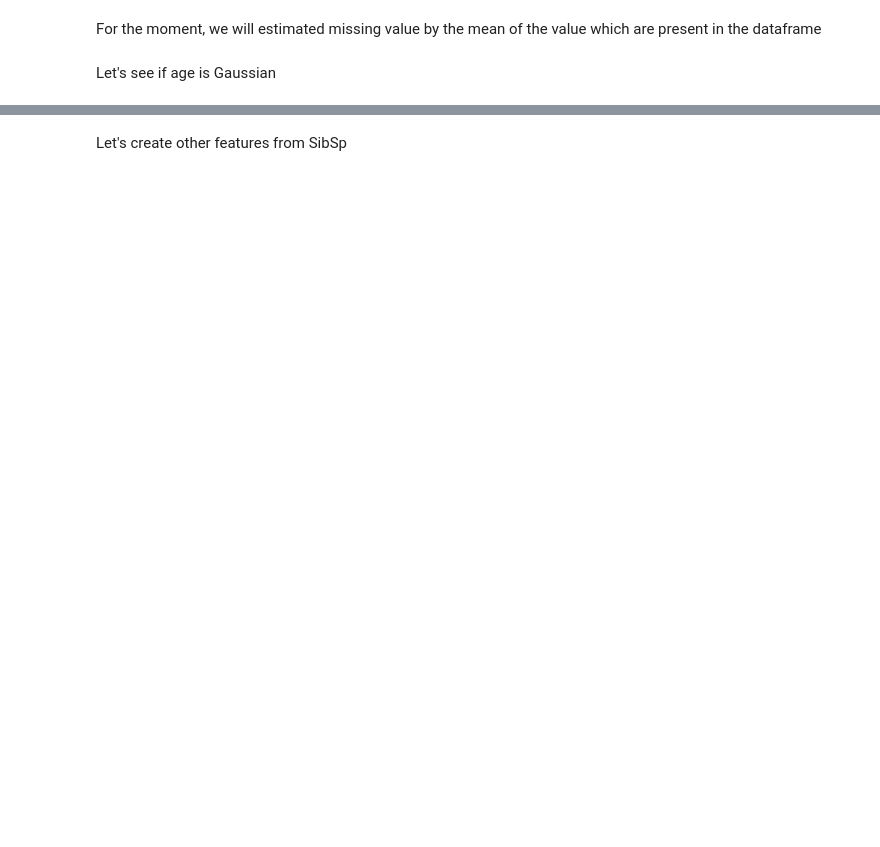
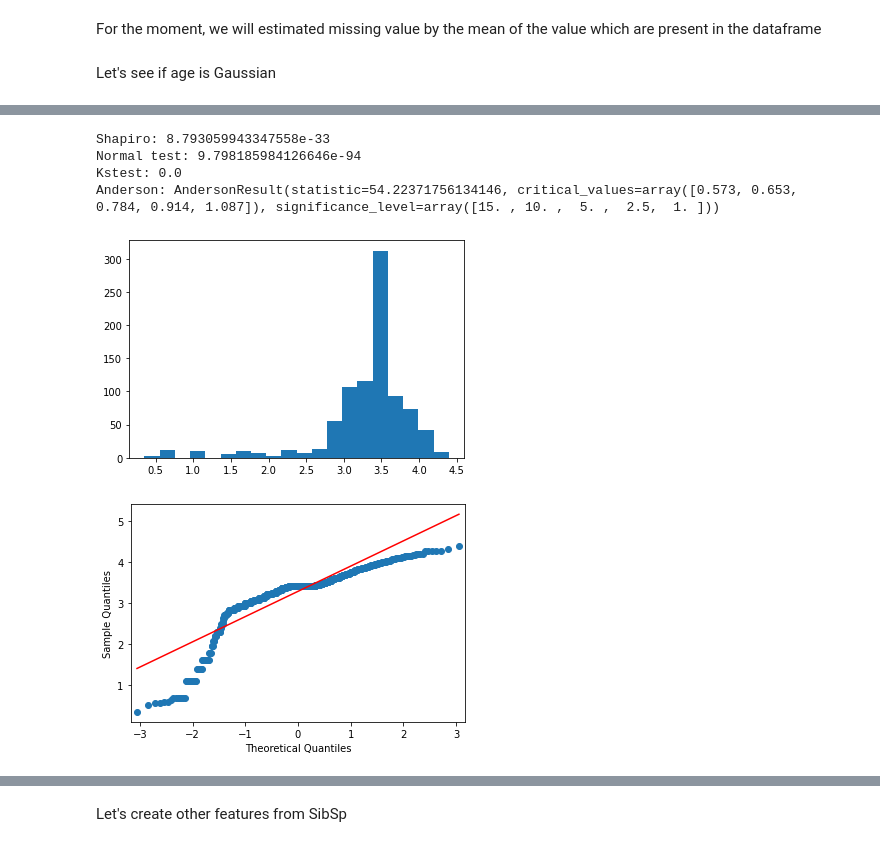
Before and after one commit to Kevin-Guyard/Titanic, a Jupyter notebook: TitanicNotebook.ipynb, the cells around one changed output, grey strips where cells are left out. Cells and saved outputs as stored; diff of their text form; code cells hidden in the pictures; blank space fills up the shorter version.

```diff
--- a/TitanicNotebook.ipynb
+++ b/TitanicNotebook.ipynb
@@ -115,0 +188,10 @@ Let's see if age is Gaussian
+# %%
+Age = df_train.Age.apply(lambda age: np.log(age+1))
+test_normality(data=Age, bins=20)
+# %% [output]
+Shapiro: 8.793059943347558e-33
+Normal test: 9.798185984126646e-94
+Kstest: 0.0
+Anderson: AndersonResult(statistic=54.22371756134146, critical_values=array([0.573, 0.653, 0.784, 0.914, 1.087]), significance_level=array([15. , 10. ,  5. ,  2.5,  1. ]))
+[figure, added]
+[figure, added]
```
Also changed, not shown: parts of 115 cells of this notebook, 1 other file.
